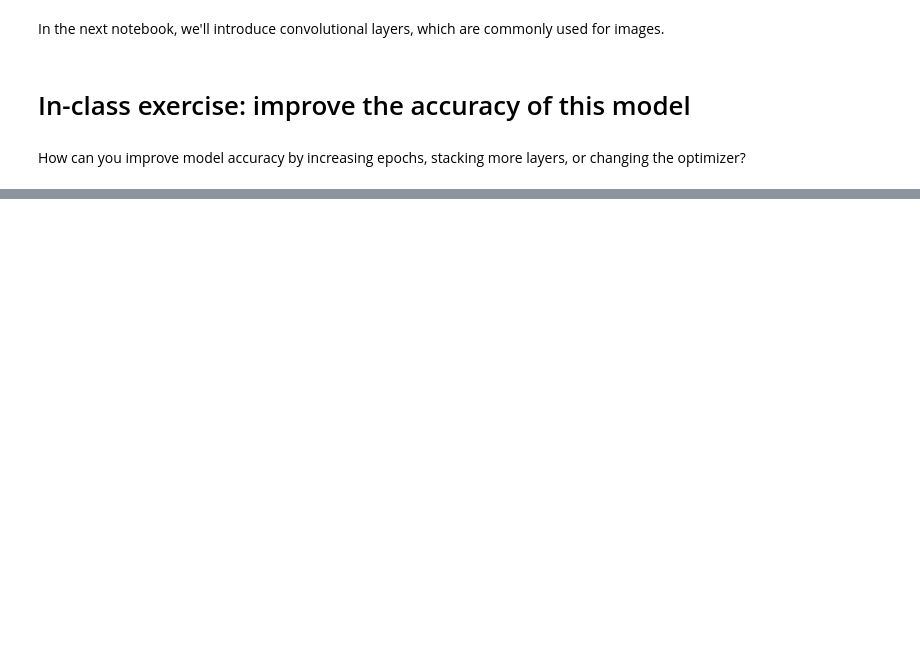
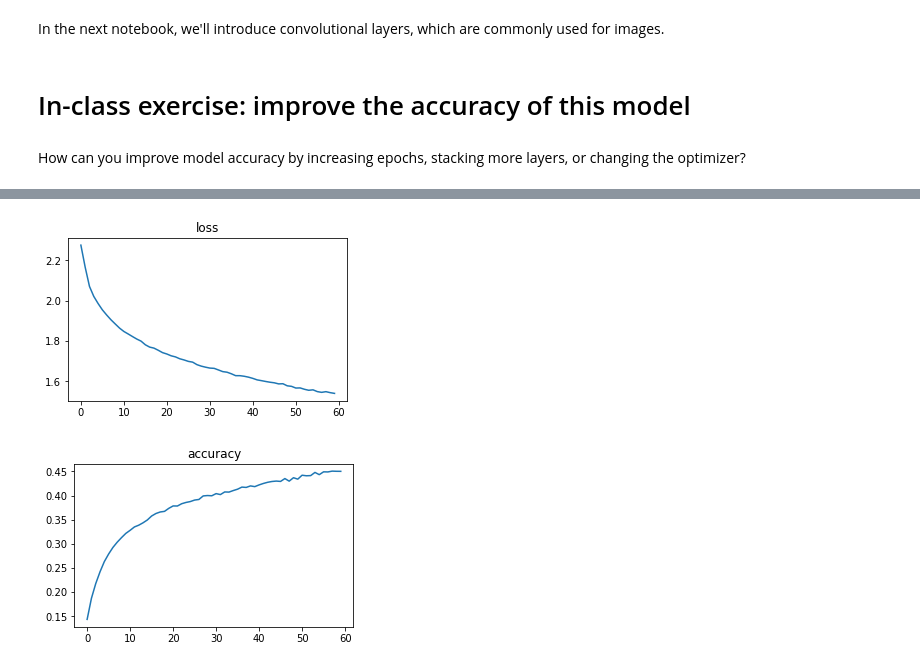
Before and after one commit to ALCFAndrey/ai-science-training-series, a Jupyter notebook: 03_neural_networks_tensorflow/01_keras.ipynb, the cells around one changed output, grey strips where cells are left out. Drawn from its saved outputs; the diff is of its cells as text; code cells hidden in the pictures; blank space fills up the shorter version.

```diff
--- a/03_neural_networks_tensorflow/01_keras.ipynb
+++ b/03_neural_networks_tensorflow/01_keras.ipynb
@@ -297,0 +440,8 @@ How can you improve model accuracy by increasing epochs, stacking more layers, o
+# %%
+%%time
+nonlinear_model2 = NonlinearClassifier2()
+nonlinear_model2.compile(loss="sparse_categorical_crossentropy", optimizer="sgd", metrics=['accuracy'])
+# This took about a third of a second per epoch on my laptop
+batch_size = 128
+epochs = 60
+history = nonlinear_model2.fit(x_train, y_train, batch_size=batch_size, epochs=epochs, verbose=2)
@@ -297,0 +466,11 @@ How can you improve model accuracy by increasing epochs, stacking more layers, o
+# %%
+plt.figure(figsize=(5,3))
+plt.plot(history.epoch,history.history['loss'])
+plt.title('loss')
+
+plt.figure(figsize=(5,3))
+plt.plot(history.epoch,history.history['accuracy'])
+plt.title('accuracy');
+# %% [output]
+[figure, added]
+[figure, added]
```
Also changed, not shown: parts of 18 cells of this notebook.
